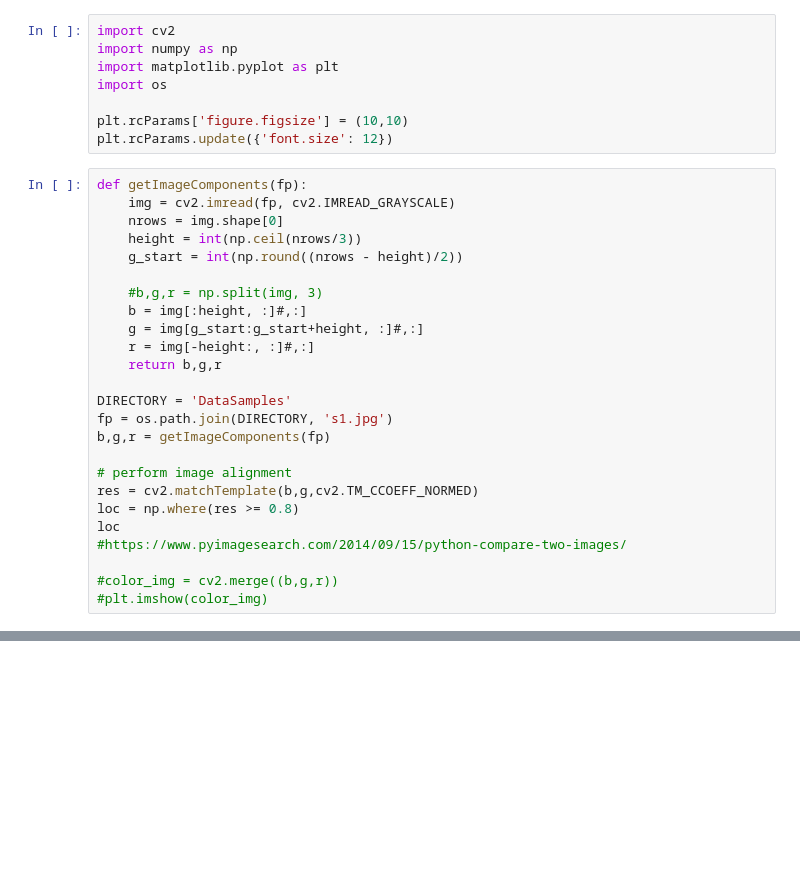
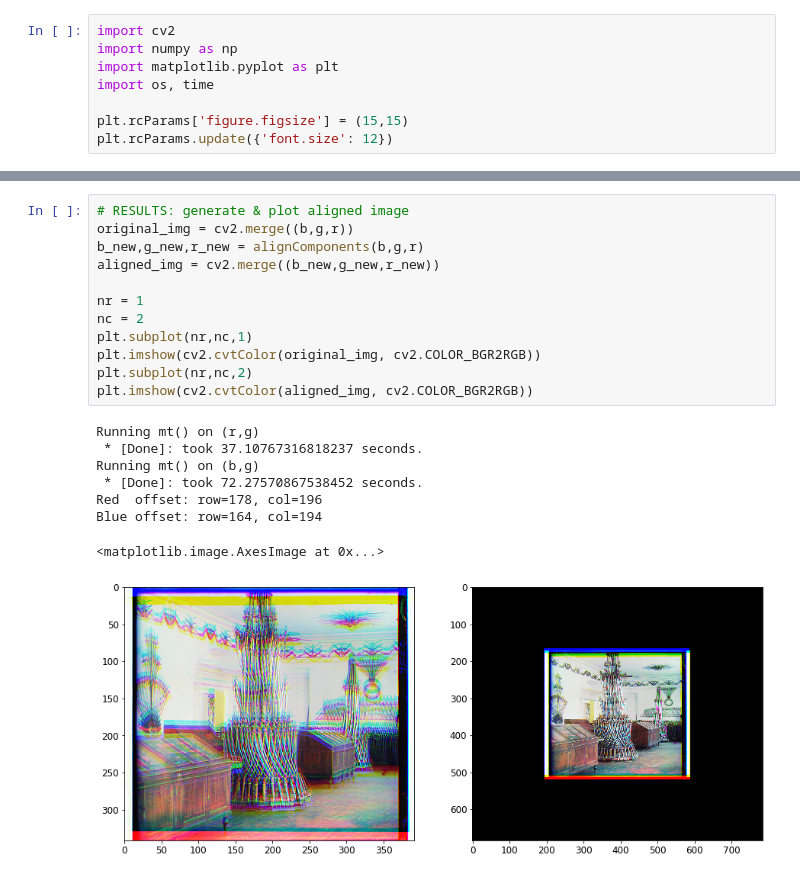
Before and after one commit to icecreambean/COMP9517, a Jupyter notebook: a1/z5075018_a1.ipynb, the cells around one changed output, grey strips where cells are left out. Drawn from its saved outputs; the diff is of its cells as text; blank space fills up the shorter version.

```diff
--- a/a1/z5075018_a1.ipynb
+++ b/a1/z5075018_a1.ipynb
@@ -2,32 +2,7 @@
 import cv2
 import numpy as np
 import matplotlib.pyplot as plt
-import os
+import os, time
 
-plt.rcParams['figure.figsize'] = (10,10)
+plt.rcParams['figure.figsize'] = (15,15)
 plt.rcParams.update({'font.size': 12})
-# %%
-def getImageComponents(fp):
-    img = cv2.imread(fp, cv2.IMREAD_GRAYSCALE)
-    nrows = img.shape[0]
-    height = int(np.ceil(nrows/3))
-    g_start = int(np.round((nrows - height)/2))
-
-    #b,g,r = np.split(img, 3)
-    b = img[:height, :]#,:]
-    g = img[g_start:g_start+height, :]#,:]
-    r = img[-height:, :]#,:]
-    return b,g,r
-
-DIRECTORY = 'DataSamples'
-fp = os.path.join(DIRECTORY, 's1.jpg')
-b,g,r = getImageComponents(fp)
-
-# perform image alignment
-res = cv2.matchTemplate(b,g,cv2.TM_CCOEFF_NORMED)
-loc = np.where(res >= 0.8)
-loc
-#https://www.pyimagesearch.com/2014/09/15/python-compare-two-images/
-
-#color_img = cv2.merge((b,g,r))
-#plt.imshow(color_img)
@@ -35,0 +202,21 @@ loc
+# %%
+# RESULTS: generate & plot aligned image
+original_img = cv2.merge((b,g,r))
+b_new,g_new,r_new = alignComponents(b,g,r)
+aligned_img = cv2.merge((b_new,g_new,r_new))
+
+nr = 1
+nc = 2
+plt.subplot(nr,nc,1)
+plt.imshow(cv2.cvtColor(original_img, cv2.COLOR_BGR2RGB))
+plt.subplot(nr,nc,2)
+plt.imshow(cv2.cvtColor(aligned_img, cv2.COLOR_BGR2RGB))
+# %% [output]
+Running mt() on (r,g)
+ * [Done]: took 37.10767316818237 seconds.
+Running mt() on (b,g)
+ * [Done]: took 72.27570867538452 seconds.
+Red  offset: row=178, col=196
+Blue offset: row=164, col=194
+<matplotlib.image.AxesImage at 0x...>
+[figure, added]
```
Also changed, not shown: parts of 11 cells of this notebook, 10 other files.
